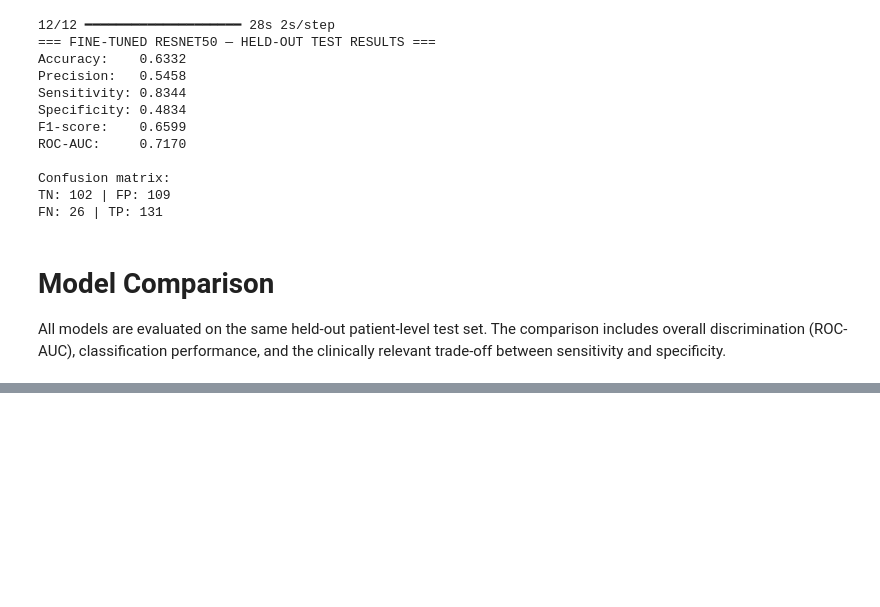
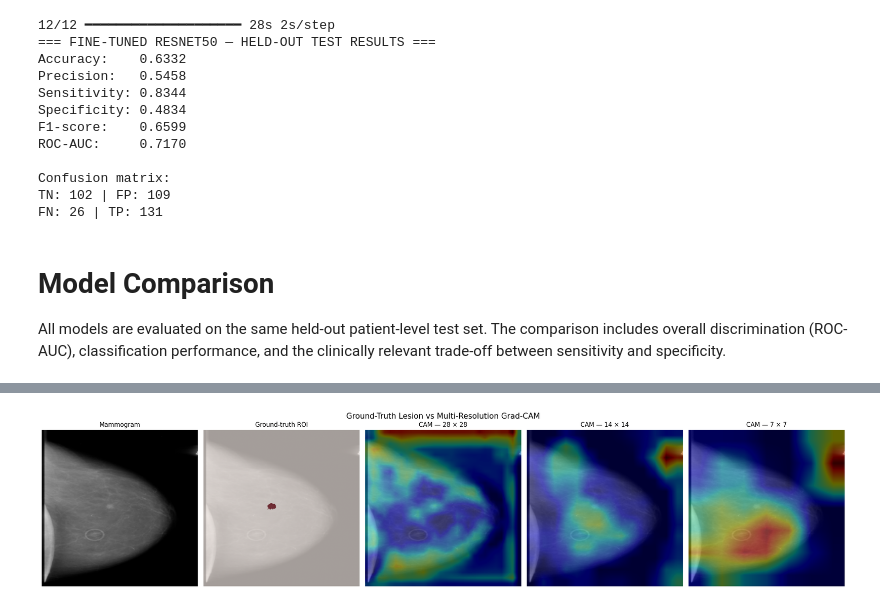
Before and after one commit to RuyPC/Final_Project_University_Of_London, a Jupyter notebook: Ruy_Perez_CM3015_Final_Project.ipynb, the cells around one changed output, grey strips where cells are left out. Drawn from its saved outputs; the diff is of its cells as text; code cells hidden in the pictures; blank space fills up the shorter version.

```diff
--- a/Ruy_Perez_CM3015_Final_Project.ipynb
+++ b/Ruy_Perez_CM3015_Final_Project.ipynb
@@ -2590,3 +2500,93 @@ plt.show()
+# %%
+
+# CELL 40 - COMPARE CAM RESOLUTIONS WITH GROUND-TRUTH ROI
+
+# Resize all CAMs to the same 224 x 224 space as the
+# mammogram and ground-truth lesion mask.
+def resize_cam(cam):
+
+    return tf.image.resize(
+        cam[..., np.newaxis],
+        (224, 224)
+    ).numpy().squeeze()
+
+
+cam_28_224 = resize_cam(cam_28)
+cam_14_224 = resize_cam(cam_14)
+cam_7_224  = resize_cam(cam_7)
+
+
+# Display the true lesion location beside the three CAM variants.
+fig, axes = plt.subplots(
+    1,
+    5,
+    figsize=(22, 5)
+)
+
+axes[0].imshow(
+    mammogram_array.astype(np.uint8)
+)
+axes[0].set_title("Mammogram")
+axes[0].axis("off")
+
+
+axes[1].imshow(
+    mammogram_array.astype(np.uint8)
+)
+axes[1].imshow(
+    binary_mask,
+    cmap="Reds",
+    alpha=0.65
+)
+axes[1].set_title("Ground-truth ROI")
+axes[1].axis("off")
+
+
+axes[2].imshow(
+    mammogram_array.astype(np.uint8)
+)
+axes[2].imshow(
+    cam_28_224,
+    cmap="jet",
+    alpha=0.40
+)
+axes[2].set_title("CAM - 28 × 28")
+axes[2].axis("off")
+
+
+axes[3].imshow(
+    mammogram_array.astype(np.uint8)
+)
+axes[3].imshow(
+    cam_14_224,
+    cmap="jet",
+    alpha=0.40
+)
+axes[3].set_title("CAM - 14 × 14")
+axes[3].axis("off")
+
+
+axes[4].imshow(
+    mammogram_array.astype(np.uint8)
+)
+axes[4].imshow(
+    cam_7_224,
+    cmap="jet",
+    alpha=0.40
+)
+axes[4].set_title("CAM - 7 × 7")
+axes[4].axis("off")
+
+
+plt.suptitle(
+    "Ground-Truth Lesion vs Multi-Resolution Grad-CAM",
+    fontsize=15
+)
+
+plt.tight_layout()
+plt.show()
+# %% [output]
+[figure, added]
 # %%
 # FINAL BACKUP
 
```
Also changed, not shown: parts of 55 cells of this notebook.
